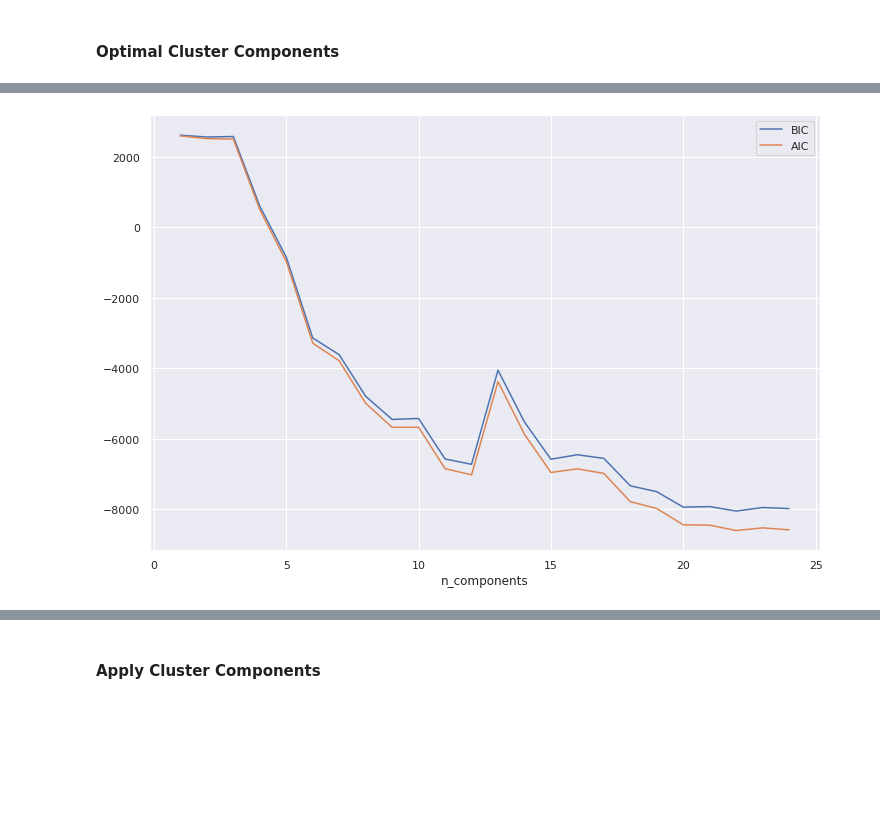
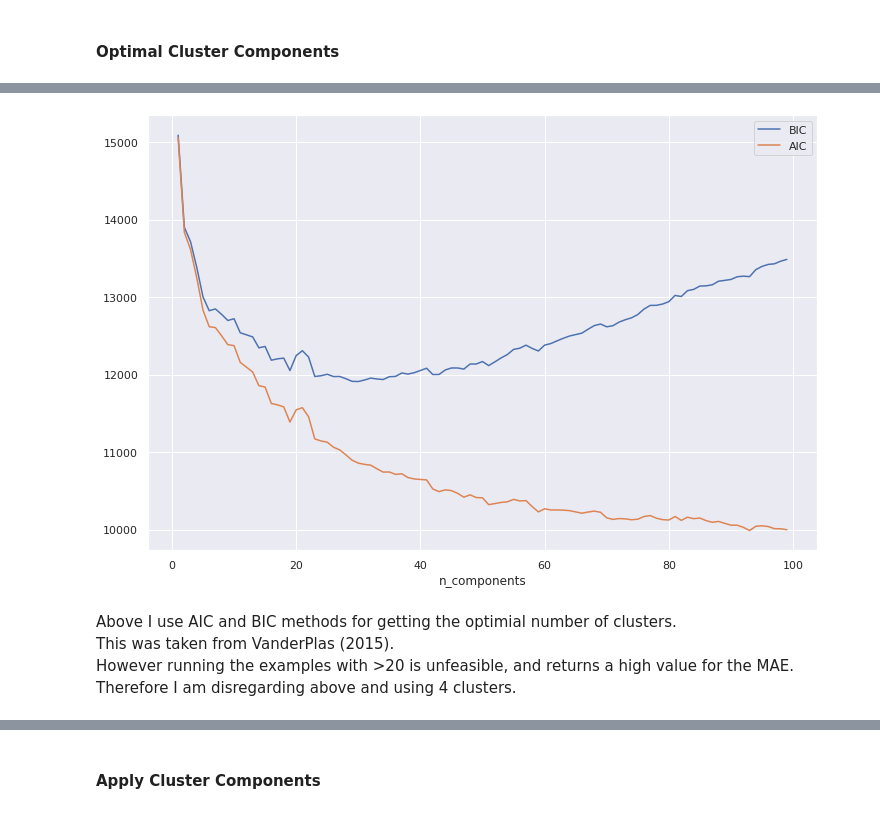
Before and after one commit to daireiscool/ET5003, a Jupyter notebook: week3/ET5003_Etivity2_DaireCampbell_20156952.ipynb, the cells around one changed output, grey strips where cells are left out. Saved outputs shown, nothing was run; the diff lists cells and outputs as text; code cells hidden in the pictures; blank space fills up the shorter version.

```diff
--- a/week3/ET5003_Etivity2_DaireCampbell_20156952.ipynb
+++ b/week3/ET5003_Etivity2_DaireCampbell_20156952.ipynb
@@ -213,0 +492,8 @@ Test data was missing: property_type_studio
+# %%
+# Convert the features to a list
+# Keeping anything above a certian threshold
+
+feature_weights = xgb.get_booster().get_fscore()
+
+rel_features = [k for k, v in sorted(feature_weights.items(), key=lambda item: item[1], reverse=True) if v > 400]
+print("Columns for model :\n", ",\n".join(rel_features))
@@ -214,3 +517,11 @@ Test data was missing: property_type_studio
+# %%
+## create train data frame
+# use meaningful names
+dftrain = X_train[rel_features + ["cost"]]
+# %%
+## create test data frame
+# no cost included
+dftest = X_test[rel_features]
 # %%
 ## create expected cost data frame
 # the cost is in another file
@@ -310,24 +621,13 @@ dfcost.describe()
 # assume not all of the features are informative or useful
 # in this exercise you could try all of them if possible
 
-featrain = [
-    "bathrooms",
-    "beds",
-    "latitude",
-    "longitude",
-    "surface",
-    'cost']
+featrain = rel_features + ['cost']
 # dropna: remove missing values
 df_subset_train = dftrain[featrain].dropna(axis=0)
 #df_subset_train = dftrain.dropna(axis=0)
 
-featest = [
-    "bathrooms",
-    "beds",
-    "latitude",
-    "longitude",
-    "surface"
-]
+featest = rel_features
+
 df_subset_test  =  dftest[featest].dropna(axis=0)
 #df_subset_test  =  dftest.dropna(axis=0)
 
@@ -449,23 +767,28 @@ def plot_gmm(gmm, X, label=True, ax=None):
 # %%
 from sklearn.mixture import GaussianMixture
 
 # We will use Akaike information criterion (AIC)
 # or the Bayesian information criterion (BIC) to choose the best number of components when
 # clustering.
 
 # Using https://jakevdp.github.io/PythonDataScienceHandbook/05.12-gaussian-mixtures.html as inspiration.
 
 # Using Long/Lat for the Gaussian Clustering
+ind=[0, 1]
 
-n_components = np.arange(1, 25)
-ind=[0,1]
+n_components = np.arange(1, 100)
 X_ind = np.vstack([Xn_train[:,ind],Xn_test[:,ind]])
 models = [GaussianMixture(n, covariance_type='full', random_state=0).fit(X_ind)
           for n in n_components]
 
 plt.plot(n_components, [m.bic(X_ind) for m in models], label='BIC')
 plt.plot(n_components, [m.aic(X_ind) for m in models], label='AIC')
 plt.legend(loc='best')
 plt.xlabel('n_components');
 # %% [output]
-[figure, old version]
+[figure, new version]
+# %% [markdown]
+Above I use AIC and BIC methods for getting the optimial number of clusters.
+This was taken from VanderPlas (2015).
+However running the examples with >20 is unfeasible, and returns a high value for the MAE.
+Therefore I am disregarding above and using 4 clusters.
```
Also changed, not shown: parts of 76 cells of this notebook.
